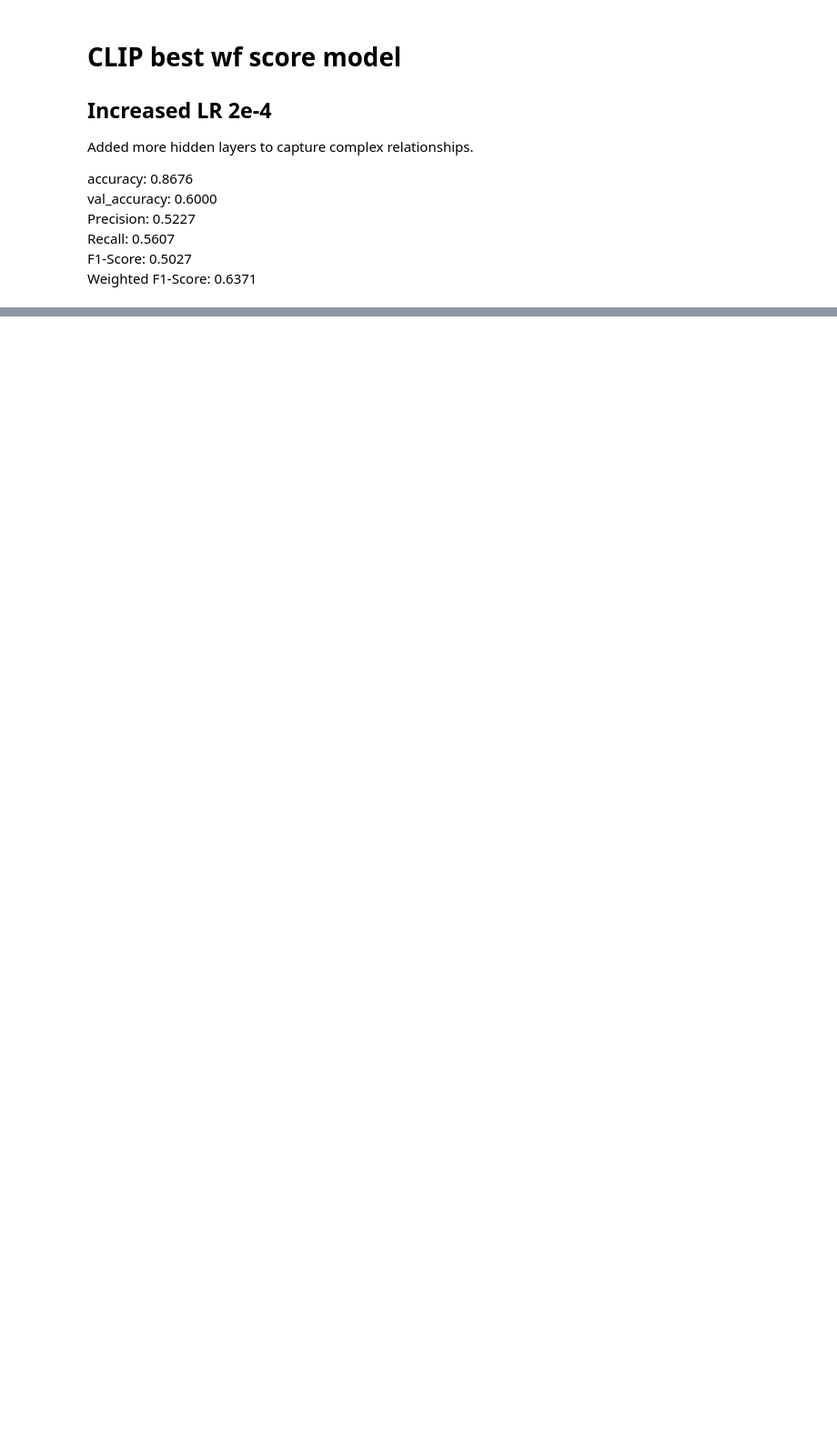
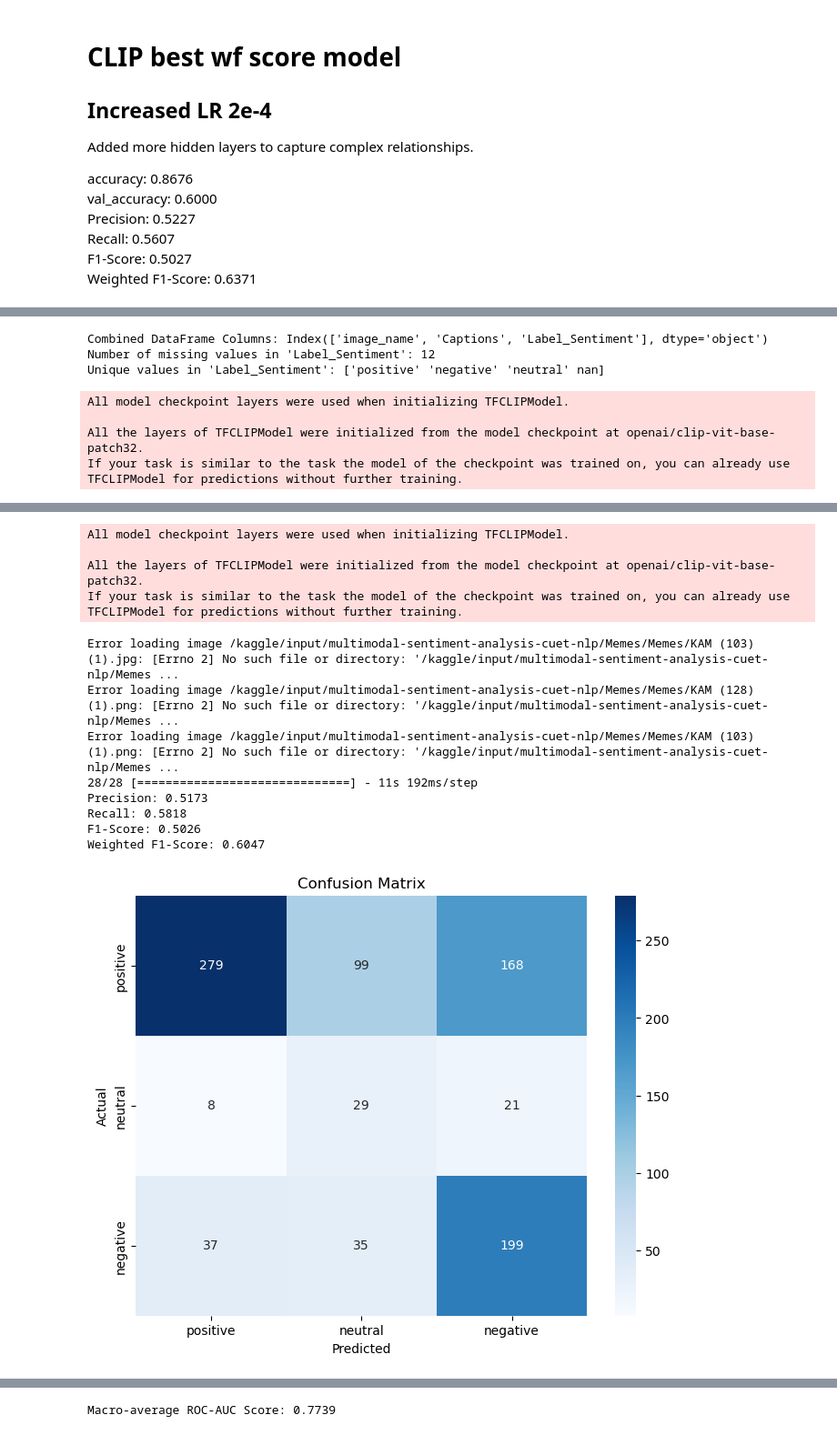
Before and after one commit to nabin47/multimodal-sentiment-analysis-memosen, a Jupyter notebook: mulmodal-senitment-analysis-final-version.ipynb, the cells around one changed output, grey strips where cells are left out. Shown at 91% size. Saved outputs shown, nothing was run; the diff lists cells and outputs as text; code cells hidden in the pictures; blank space fills up the shorter version.

Commit message:
CLIP-hidden layer-w-batch_size 16-8

```diff
--- a/mulmodal-senitment-analysis-final-version.ipynb
+++ b/mulmodal-senitment-analysis-final-version.ipynb
@@ -3465,7 +3402,7 @@ def train_model(train_image_paths, train_texts, train_labels,
         validation_data=(val_inputs, val_labels),
         epochs=epochs,
         batch_size=32,
-        class_weight=class_weights
+        class_weight=class_weights,
         callbacks=callbacks
     )
 
@@ -3643,3 +3580,11 @@ def main():
 
 if __name__ == "__main__":
     main()
+# %% [output]
+Combined DataFrame Columns: Index(['image_name', 'Captions', 'Label_Sentiment'], dtype='object')
+Number of missing values in 'Label_Sentiment': 12
+Unique values in 'Label_Sentiment': ['positive' 'negative' 'neutral' nan]
+All model checkpoint layers were used when initializing TFCLIPModel.
+
+All the layers of TFCLIPModel were initialized from the model checkpoint at openai/clip-vit-base-patch32.
+If your task is similar to the task the model of the checkpoint was trained on, you can already use TFCLIPModel for predictions without further training.
@@ -3645,0 +3608,13 @@ if __name__ == "__main__":
+All model checkpoint layers were used when initializing TFCLIPModel.
+
+All the layers of TFCLIPModel were initialized from the model checkpoint at openai/clip-vit-base-patch32.
+If your task is similar to the task the model of the checkpoint was trained on, you can already use TFCLIPModel for predictions without further training.
+Error loading image /kaggle/input/multimodal-sentiment-analysis-cuet-nlp/Memes/Memes/KAM (103) (1).jpg: [Errno 2] No such file or directory: '/kaggle/input/multimodal-sentiment-analysis-cuet-nlp/Memes ...
+Error loading image /kaggle/input/multimodal-sentiment-analysis-cuet-nlp/Memes/Memes/KAM (128) (1).png: [Errno 2] No such file or directory: '/kaggle/input/multimodal-sentiment-analysis-cuet-nlp/Memes ...
+Error loading image /kaggle/input/multimodal-sentiment-analysis-cuet-nlp/Memes/Memes/KAM (103) (1).png: [Errno 2] No such file or directory: '/kaggle/input/multimodal-sentiment-analysis-cuet-nlp/Memes ...
+28/28 [==============================] - 11s 192ms/step
+Precision: 0.5173
+Recall: 0.5818
+F1-Score: 0.5026
+Weighted F1-Score: 0.6047
+[figure, added]
@@ -3645,0 +3622 @@ if __name__ == "__main__":
+Macro-average ROC-AUC Score: 0.7739
```
Also changed, not shown: parts of 8 cells of this notebook.
